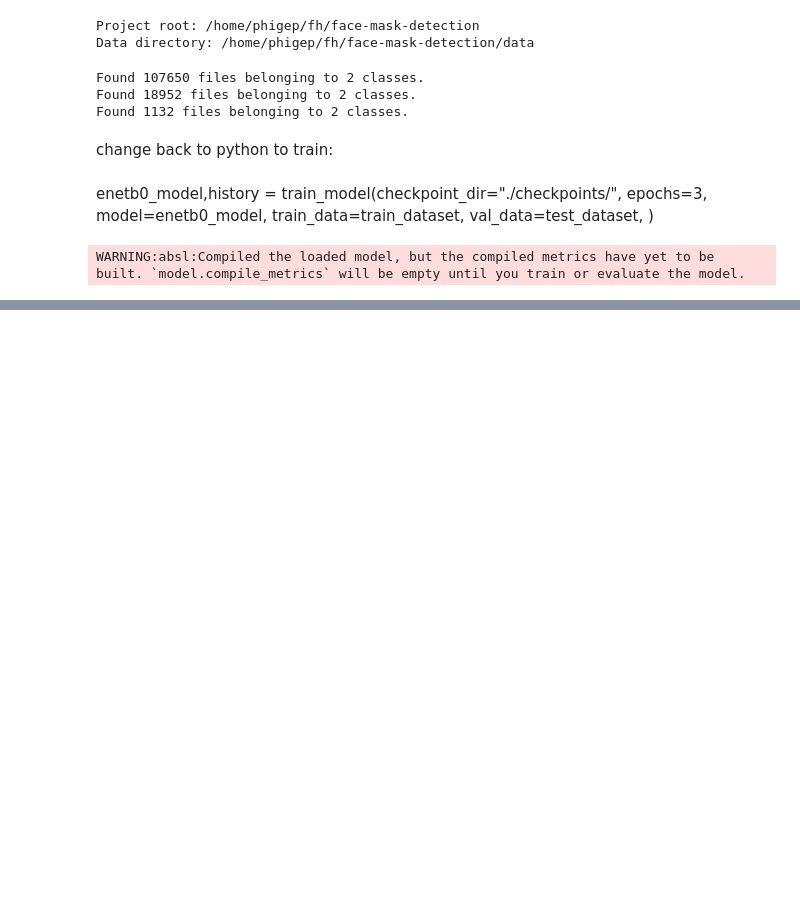
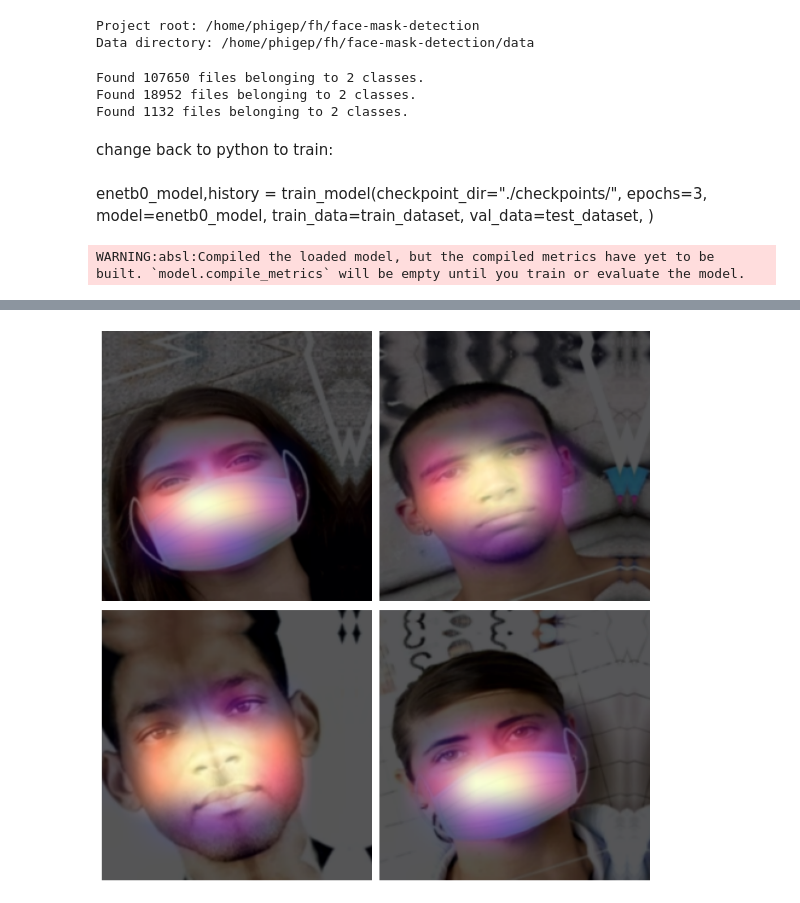
Before and after one commit to phigep/face-mask-detection, a Jupyter notebook: training/effnet_train.ipynb, the cells around one changed output, grey strips where cells are left out. Saved outputs shown, nothing was run; the diff lists cells and outputs as text; code cells hidden in the pictures; blank space fills up the shorter version.

```diff
--- a/training/effnet_train.ipynb
+++ b/training/effnet_train.ipynb
@@ -96,10 +99,19 @@ p=plot_images_grid(final_images)
 # %%
+import numpy as np
 final_images=[]
-for images, labels in test_small_dataset.take(4):
+preds = []
+labels = []
+for images, label in test_small_dataset.take(4):
     heatmap = make_gradcam_heatmap(model=enetb0_model,
                          last_conv_layer_name="efficientnetv2-b0",
                          img_array=images,
                          )
+    pred= enetb0_model.predict(images)
+    preds.append(int(np.argmax(pred)))
+    labels.append(int(np.argmax(label)))
     final = superimpose_gradcam(heatmap=heatmap, img=images[0],alpha=2)
     final_images.append(final)
 p=plot_images_grid(final_images)
+print(labels)
+print(preds)
+# %% [output]
@@ -105,0 +124 @@ p=plot_images_grid(final_images)
+[figure, added]
```
Also changed, not shown: parts of 3 cells of this notebook, 6 other files.
